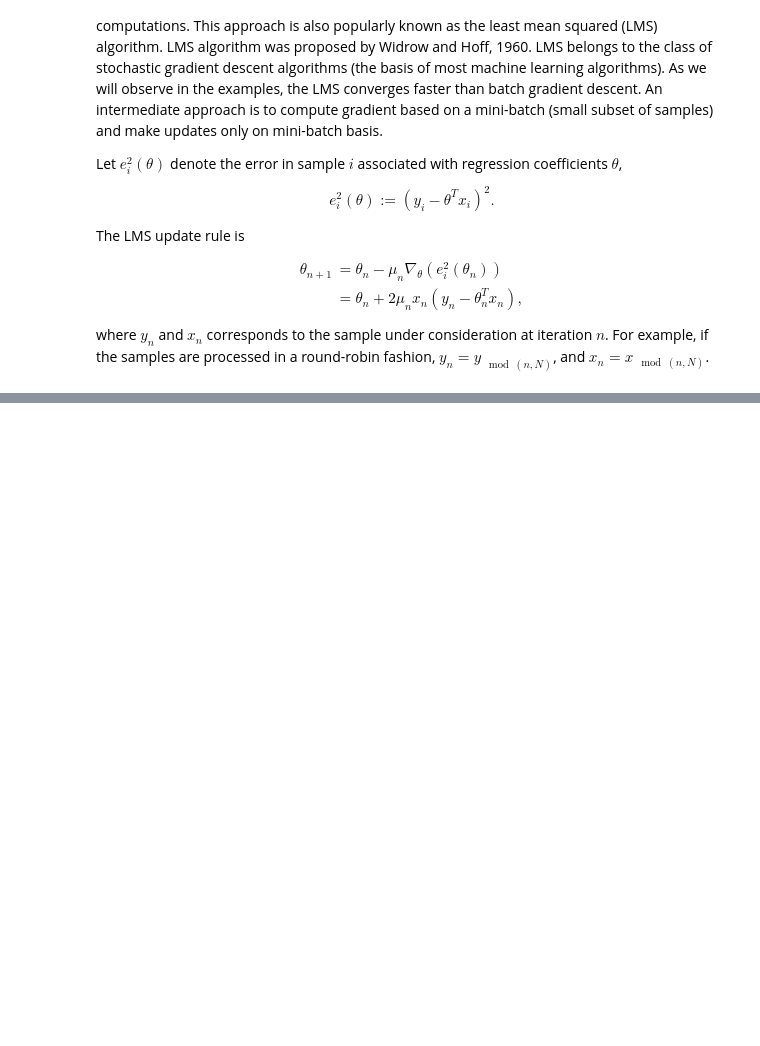
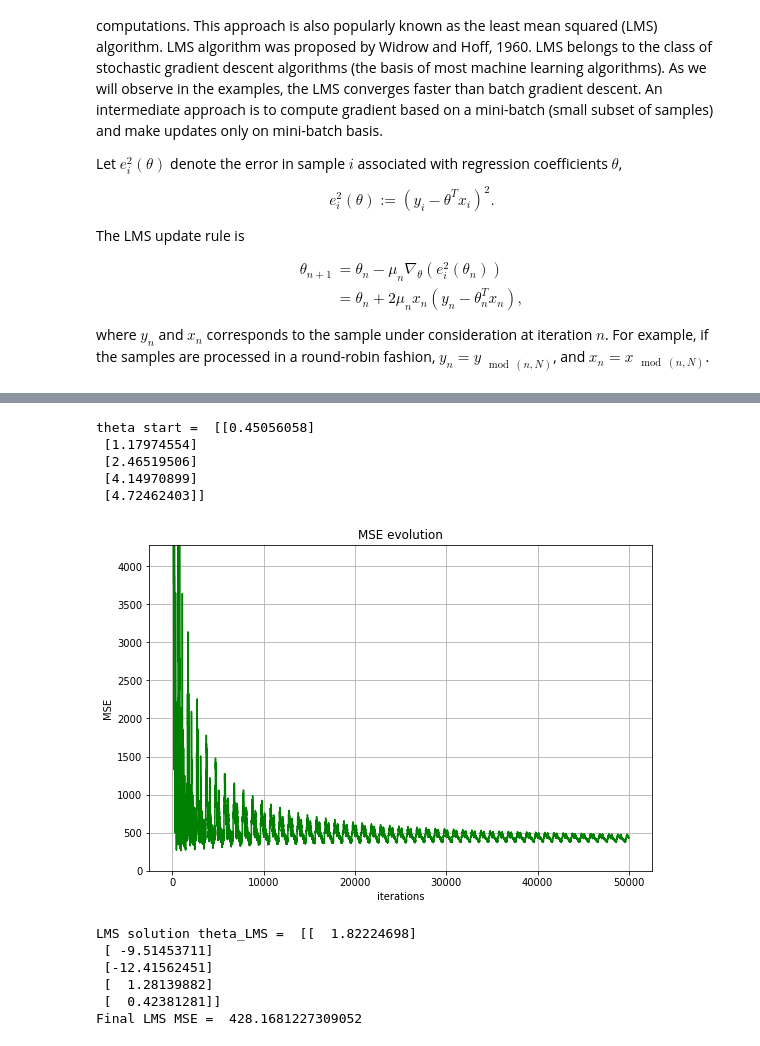
Before and after one commit to nidhin-koshy/Notebooks, a Jupyter notebook: Regression.ipynb, the cells around one changed output, grey strips where cells are left out. Saved outputs shown, nothing was run; the diff lists cells and outputs as text; code cells hidden in the pictures; blank space fills up the shorter version.

```diff
--- a/Regression.ipynb
+++ b/Regression.ipynb
@@ -226,0 +231,11 @@ Final LMS MSE =  118.29508138602898
+# %%
+#Let x2 denote the feature vector.
+feature_x2 = np.concatenate((x[:,0:1],x[:,1:2],np.multiply(x[:,0:1],x[:,1:2]),np.multiply(x[:,0:1],x[:,0:1]),np.ones((x[:,0:1].size,1))),axis=1) #columns of x2 are[x1, x2, x1x2, x1^2,1]
+true_theta2 = 10*np.random.randn(5,1)
+output_y2 = np.matmul(feature_x2,true_theta2) + math.sqrt(noise_var)*np.random.randn(x[:,0:1].size,1)
+
+
+#LS solution
+theta2_LS = np.matmul(np.linalg.pinv(feature_x2),output_y2)
+print("True theta = ", true_theta2)
+print("Theta LS = ", theta2_LS)
@@ -226,0 +253,66 @@ Final LMS MSE =  118.29508138602898
+# %%
+#LMS
+num_iter = 50
+mu = .1
+
+
+theta = 5*np.random.rand(true_theta2.size,1)
+print("theta start = ", theta)
+theta_evol = theta
+mse_evol = np.array(mean_squared_error(output_y2,feature_x2,theta))
+iter_count = 1;
+for count in range(num_iter):
+  for count_inner in range(num_samples):
+    stepsize = (mu/iter_count)
+    iter_count = count+1
+    grad_theta = -(output_y2[count_inner:count_inner+1,0] - np.matmul(feature_x2[count_inner:count_inner+1,:],theta))
+    grad_theta = feature_x2[count_inner:count_inner+1,:].T* grad_theta/(np.linalg.norm(feature_x2[count_inner:count_inner+1,:])**2) #normalizing the gradient with respect to x.
+    #print(grad_theta)
+    theta1 = theta- stepsize*grad_theta
+    theta_evol = np.concatenate((theta_evol,theta1),axis=1)
+
+ # print(theta, grad_theta,theta1)
+    theta = theta1
+    mse_evol = np.append(mse_evol,mean_squared_error(output_y2,feature_x2,theta))
+
+#plt.figure(figsize=(9,6))
+
+# ax = plt.axes(projection='3d')
+
+# ax.plot(theta_evol[0,:],theta_evol[1,:], theta_evol[2,:],'-r')
+# ax.plot(theta_evol[0,0:1],theta_evol[1,0:1], theta_evol[2,0:1],'b*')
+# ax.plot(theta_evol[0,-1:],theta_evol[1,-1:], theta_evol[2,-1:],'g*')
+
+# plt.grid()
+# ax.set_xlabel(r'$\theta_1$')
+# ax.set_ylabel(r'$\theta_2$')
+# ax.set_zlabel(r'$\theta_3$')
+# plt.title(r'$\theta$' ' evolution')
+# plt.show()
+
+plt.figure(figsize=(9,6))
+plt.plot(mse_evol,'-g')
+plt.grid()
+
+plt.xlabel('iterations')
+plt.ylabel('MSE')
+plt.ylim((0,10*mean_squared_error(output_y2,feature_x2,theta)))
+plt.title('MSE evolution')
+plt.show()
+
+
+print("LMS solution theta_LMS = ", theta)
+print("Final LMS MSE = ", mean_squared_error(output_y2,feature_x2,theta))
+# %% [output]
+theta start =  [[0.45056058]
+ [1.17974554]
+ [2.46519506]
+ [4.14970899]
+ [4.72462403]]
+[figure, added]
+LMS solution theta_LMS =  [[  1.82224698]
+ [ -9.51453711]
+ [-12.41562451]
+ [  1.28139882]
+ [  0.42381281]]
+Final LMS MSE =  428.1681227309052
```
Also changed, not shown: parts of 10 cells of this notebook.
